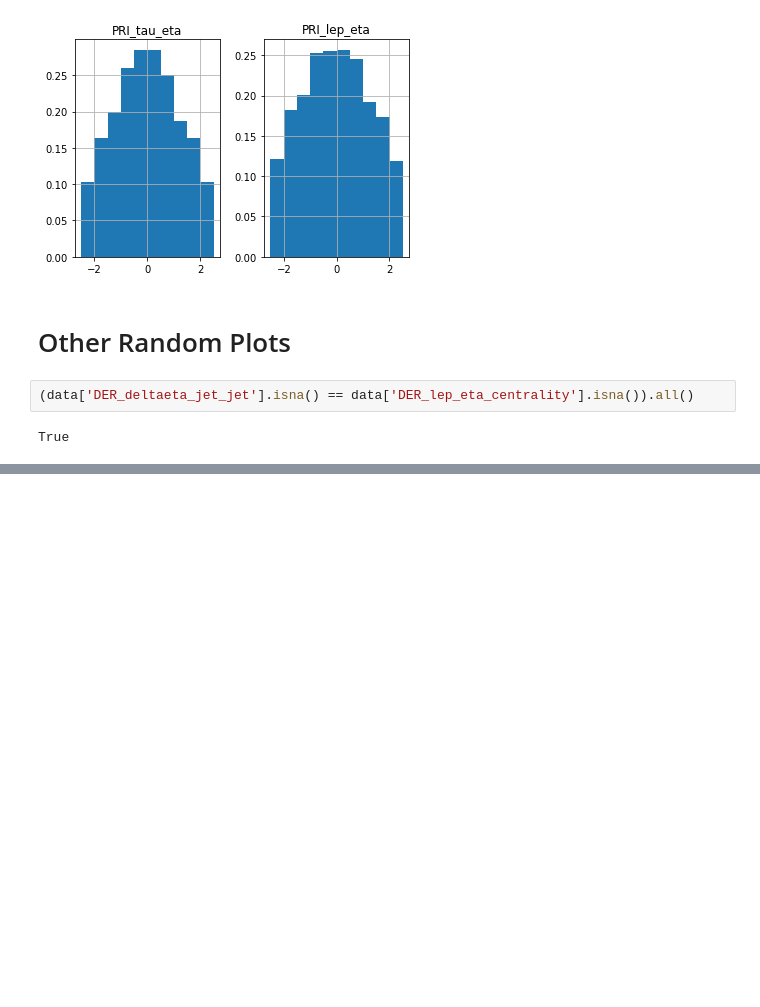
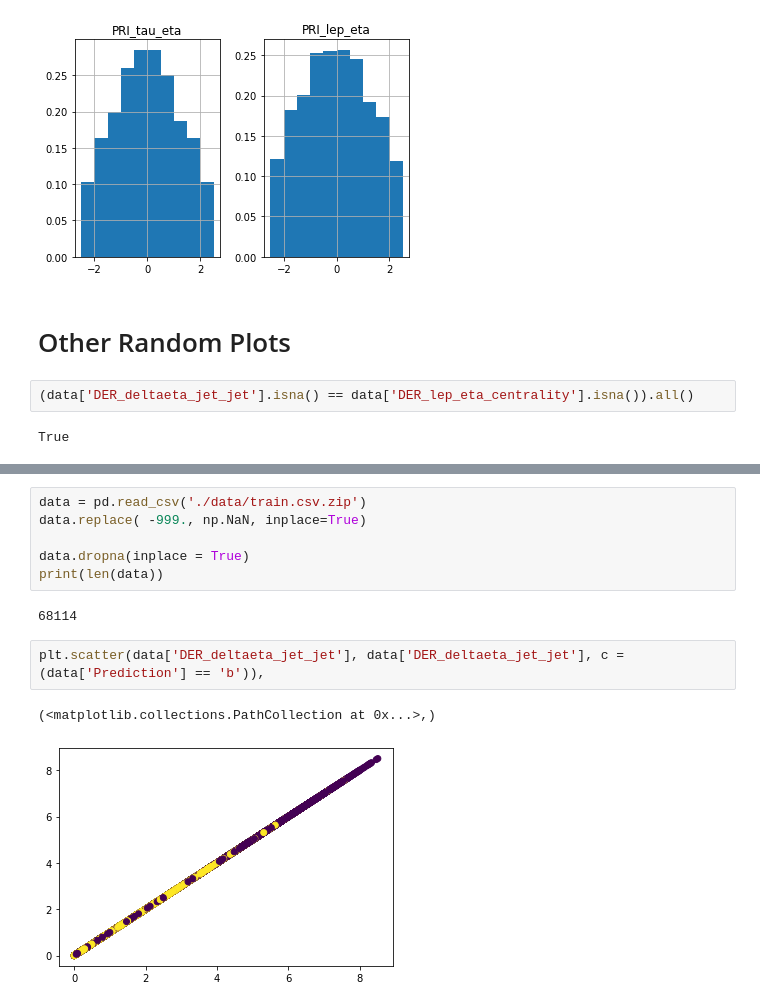
Before and after one commit to MeerkatPerson/ml_projects, a Jupyter notebook: project1/exploratory.ipynb, the cells around one changed output, grey strips where cells are left out. Drawn from its saved outputs; the diff is of its cells as text; blank space fills up the shorter version.

```diff
--- a/project1/exploratory.ipynb
+++ b/project1/exploratory.ipynb
@@ -186,0 +224,13 @@ plt.scatter(data['DER_met_phi_centrality'], data['DER_lep_eta_centrality'].value
+# %%
+data = pd.read_csv('./data/train.csv.zip')
+data.replace( -999., np.NaN, inplace=True)
+
+data.dropna(inplace = True)
+print(len(data))
+# %% [output]
+68114
+# %%
+plt.scatter(data['DER_deltaeta_jet_jet'], data['DER_deltaeta_jet_jet'], c = (data['Prediction'] == 'b')),
+# %% [output]
+(<matplotlib.collections.PathCollection at 0x...>,)
+[figure, added]
```
Also changed, not shown: parts of 11 cells of this notebook, 1 other file.
